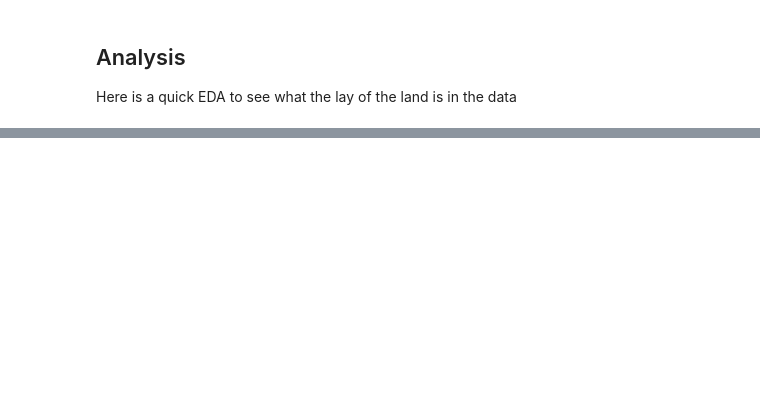
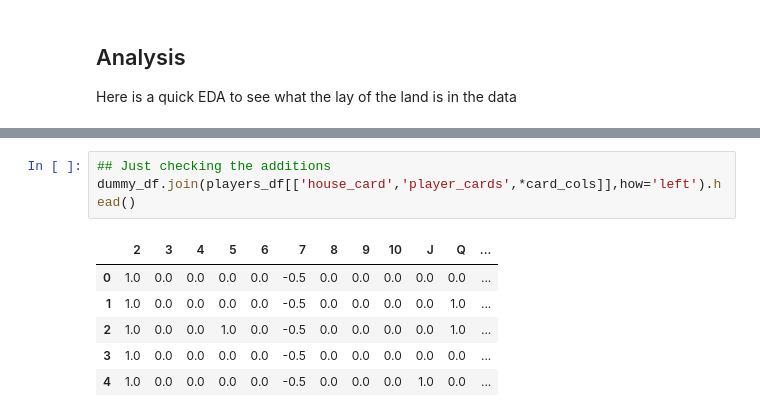
Before and after one commit to jcstrydom/black-jack, a Jupyter notebook: notebooks/classification_modeling.ipynb, the cells around one changed output, grey strips where cells are left out. Saved outputs shown, nothing was run; the diff lists cells and outputs as text; blank space fills up the shorter version.

```diff
--- a/notebooks/classification_modeling.ipynb
+++ b/notebooks/classification_modeling.ipynb
@@ -108,0 +192,10 @@ hitstay_df.loc[(hitstay_df.game_ID == 'd9dfe2f1-826e-4ab1-9d40-439b2d613905') &
+# %%
+## Just checking the additions
+dummy_df.join(players_df[['house_card','player_cards',*card_cols]],how='left').head()
+# %% [output]
+|  | 2 | 3 | 4 | 5 | 6 | 7 | 8 | 9 | 10 | J | Q | ... |
+| 0 | 1.0 | 0.0 | 0.0 | 0.0 | 0.0 | -0.5 | 0.0 | 0.0 | 0.0 | 0.0 | 0.0 | ... |
+| 1 | 1.0 | 0.0 | 0.0 | 0.0 | 0.0 | -0.5 | 0.0 | 0.0 | 0.0 | 0.0 | 1.0 | ... |
+| 2 | 1.0 | 0.0 | 0.0 | 1.0 | 0.0 | -0.5 | 0.0 | 0.0 | 0.0 | 0.0 | 1.0 | ... |
+| 3 | 1.0 | 0.0 | 0.0 | 0.0 | 0.0 | -0.5 | 0.0 | 0.0 | 0.0 | 0.0 | 0.0 | ... |
+| 4 | 1.0 | 0.0 | 0.0 | 0.0 | 0.0 | -0.5 | 0.0 | 0.0 | 0.0 | 1.0 | 0.0 | ... |
```
Also changed, not shown: parts of 8 cells of this notebook.
